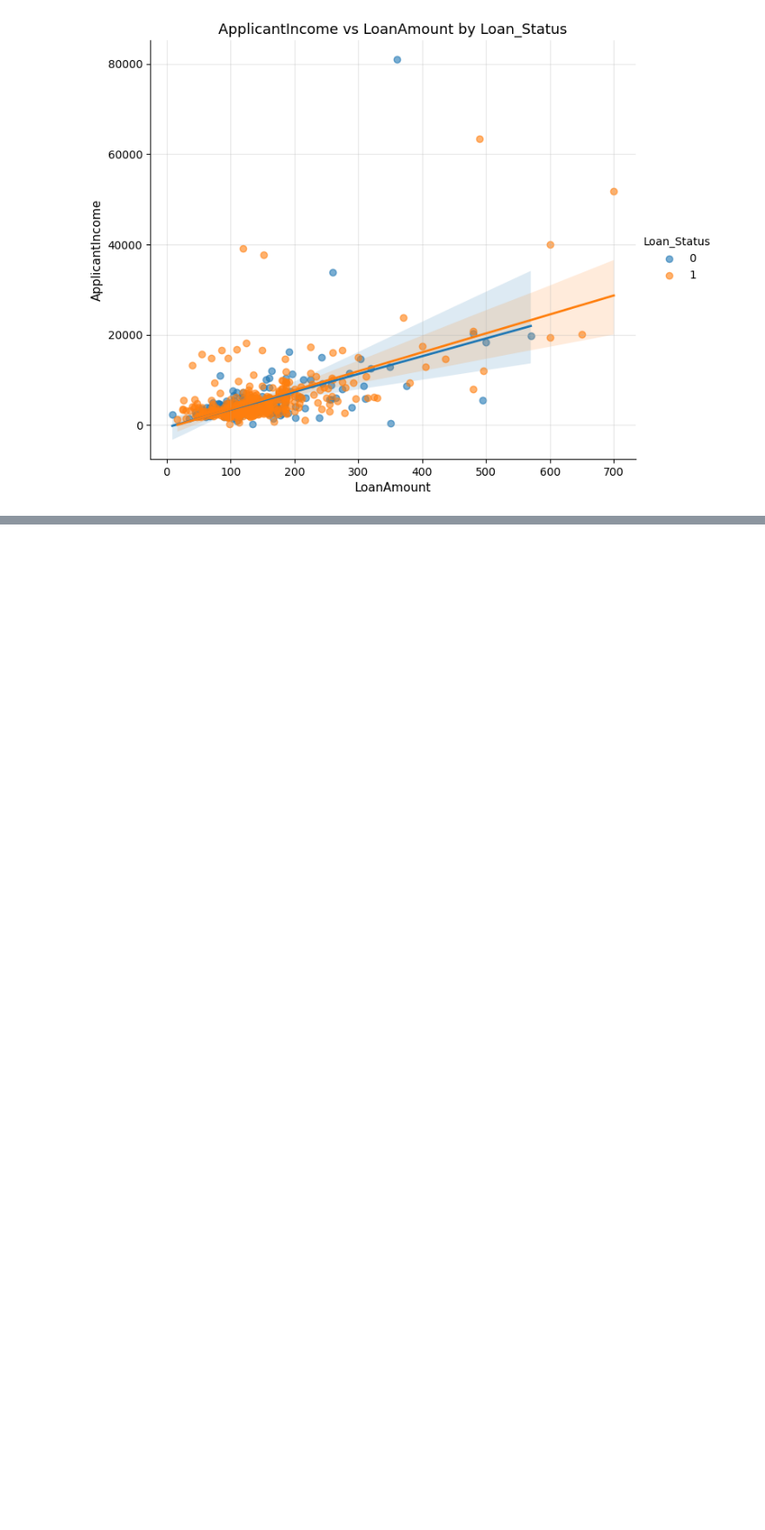
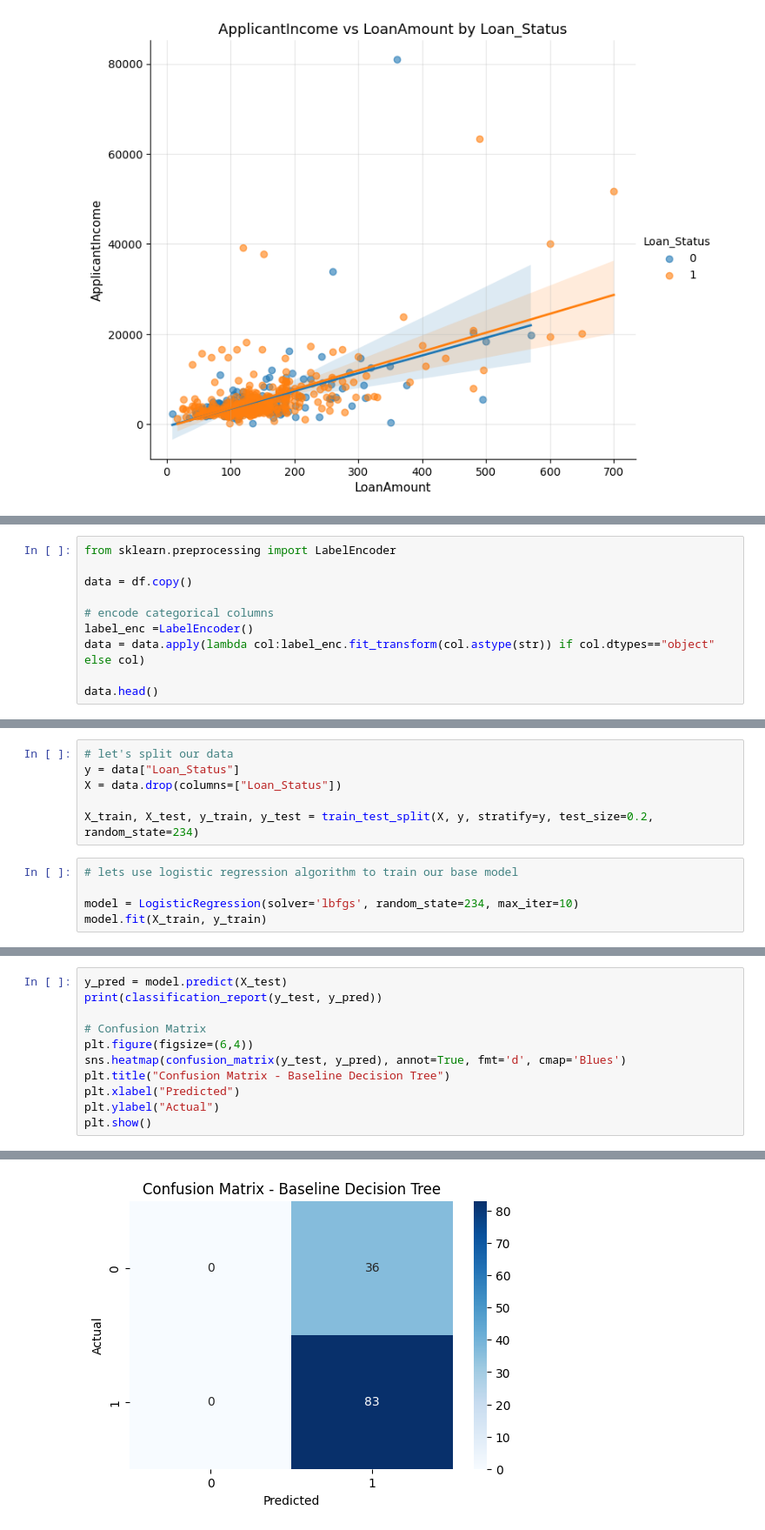
Before and after one commit to Osisami00/AI_Engr, a Jupyter notebook: My_Task/week_12/task25.ipynb, the cells around one changed output, grey strips where cells are left out. Shown at 87% size. Cells and saved outputs as stored; diff of their text form; blank space fills up the shorter version.

```diff
--- a/My_Task/week_12/task25.ipynb
+++ b/My_Task/week_12/task25.ipynb
@@ -872,0 +892,10 @@ trivariate_plot(df, "LoanAmount", "ApplicantIncome", "Loan_Status")
+# %%
+from sklearn.preprocessing import LabelEncoder
+
+data = df.copy()
+
+# encode categorical columns
+label_enc =LabelEncoder()
+data = data.apply(lambda col:label_enc.fit_transform(col.astype(str)) if col.dtypes=="object" else col)
+
+data.head()
@@ -872,0 +910,11 @@ trivariate_plot(df, "LoanAmount", "ApplicantIncome", "Loan_Status")
+# %%
+# let's split our data
+y = data["Loan_Status"]
+X = data.drop(columns=["Loan_Status"])
+
+X_train, X_test, y_train, y_test = train_test_split(X, y, stratify=y, test_size=0.2, random_state=234)
+# %%
+# lets use logistic regression algorithm to train our base model
+
+model = LogisticRegression(solver='lbfgs', random_state=234, max_iter=10)
+model.fit(X_train, y_train)
@@ -872,0 +931,12 @@ trivariate_plot(df, "LoanAmount", "ApplicantIncome", "Loan_Status")
+# %%
+y_pred = model.predict(X_test)
+print(classification_report(y_test, y_pred))
+
+# Confusion Matrix
+plt.figure(figsize=(6,4))
+sns.heatmap(confusion_matrix(y_test, y_pred), annot=True, fmt='d', cmap='Blues')
+plt.title("Confusion Matrix - Baseline Decision Tree")
+plt.xlabel("Predicted")
+plt.ylabel("Actual")
+plt.show()
+# %% [output]
@@ -872,0 +951 @@ trivariate_plot(df, "LoanAmount", "ApplicantIncome", "Loan_Status")
+[figure, added]
```
Also changed, not shown: parts of 25 cells of this notebook, 5 other files.
